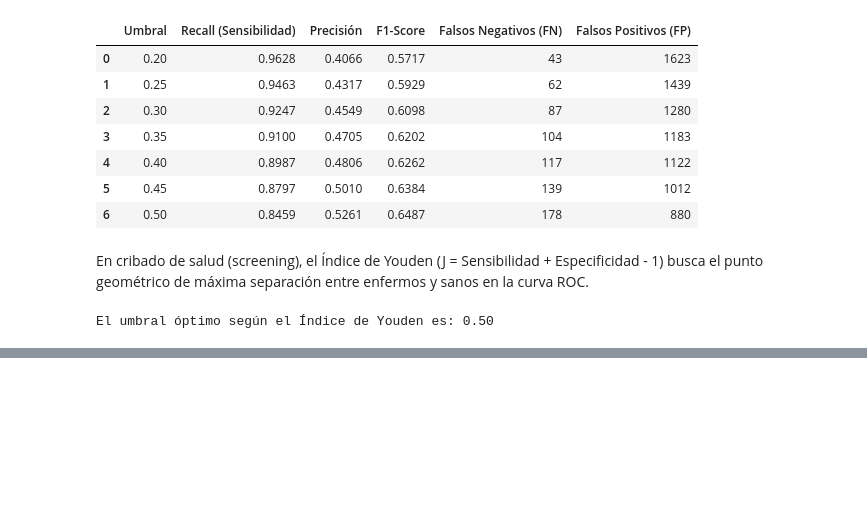
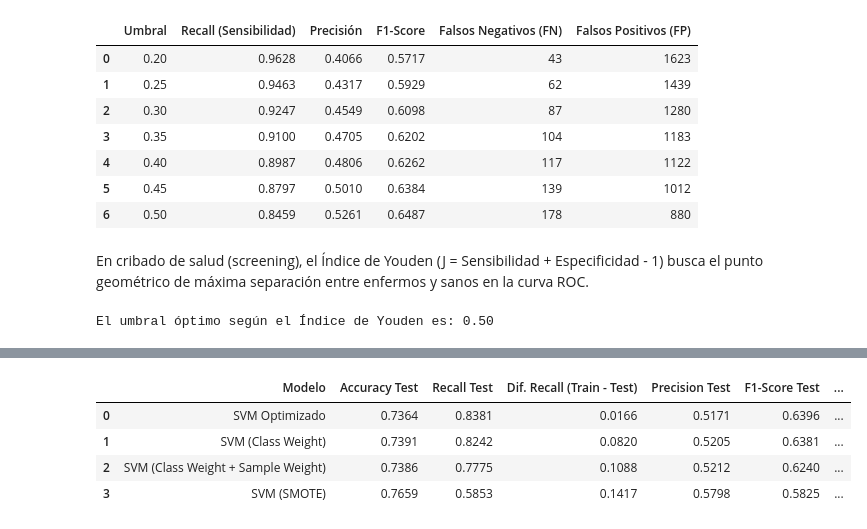
Before and after one commit to aldyvergara22-create/Hypertension-Diabetes-ML-detection, a Jupyter notebook: notebooks/05_Evaluación_Modelos_Hipertensión.ipynb, the cells around one changed output, grey strips where cells are left out. Saved outputs shown, nothing was run; the diff lists cells and outputs as text; code cells hidden in the pictures; blank space fills up the shorter version.

```diff
--- a/notebooks/05_Evaluación_Modelos_Hipertensión.ipynb
+++ b/notebooks/05_Evaluación_Modelos_Hipertensión.ipynb
@@ -1173,0 +1515,26 @@ El umbral óptimo según el Índice de Youden es: 0.50
+# %%
+modelos_svm_hta = {
+    'SVM (Class Weight)': svm_hta_cw,
+    'SVM (Class Weight + Sample Weight)': svm_hta,
+    'SVM (SMOTE)': svm_hta_smote,
+    'SVM Optimizado': svm_hta_opt
+}
+
+tabla_estilizada = generar_tabla_comparativa(modelos_svm_hta, X_train_hta, y_train_hta, X_test_hta, y_test_hta)
+
+# 3. Guardar tabla como imagen
+ruta_carpeta = '../reports/figures/results'
+
+dfi.export(
+    tabla_estilizada,
+    os.path.join(ruta_carpeta, 'comparativa_svm.png'),
+    table_conversion="matplotlib")
+
+# 4. Mostrar en la pantalla del Notebook
+display(tabla_estilizada)
+# %% [output]
+|  | Modelo | Accuracy Test | Recall Test | Dif. Recall (Train - Test) | Precision Test | F1-Score Test | ... |
+| 0 | SVM Optimizado | 0.7364 | 0.8381 | 0.0166 | 0.5171 | 0.6396 | ... |
+| 1 | SVM (Class Weight) | 0.7391 | 0.8242 | 0.0820 | 0.5205 | 0.6381 | ... |
+| 2 | SVM (Class Weight + Sample Weight) | 0.7386 | 0.7775 | 0.1088 | 0.5212 | 0.6240 | ... |
+| 3 | SVM (SMOTE) | 0.7659 | 0.5853 | 0.1417 | 0.5798 | 0.5825 | ... |
```
Also changed, not shown: parts of 26 cells of this notebook, 28 other files.
